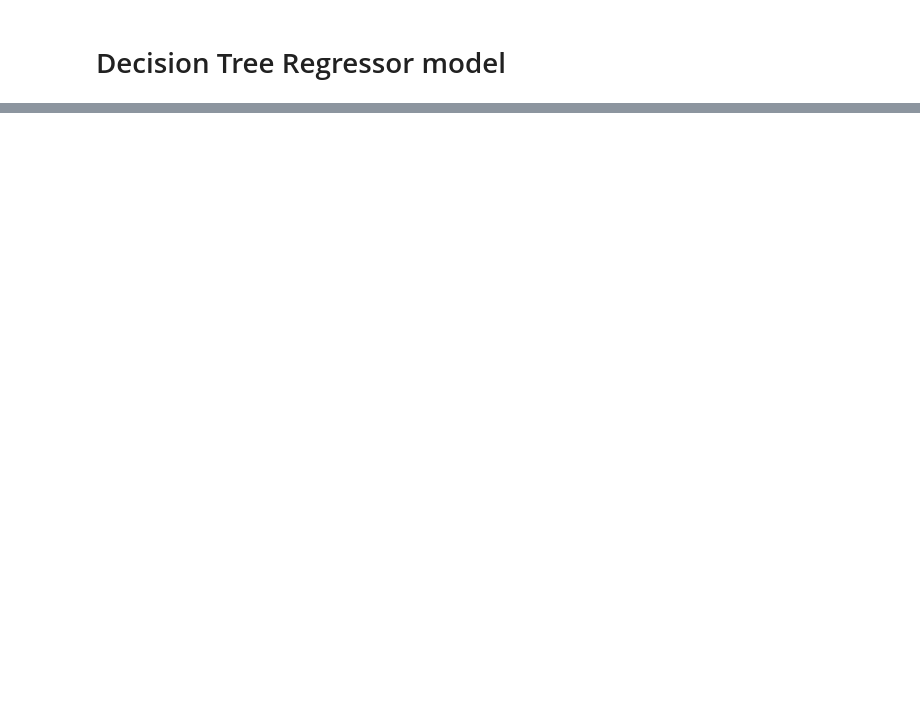
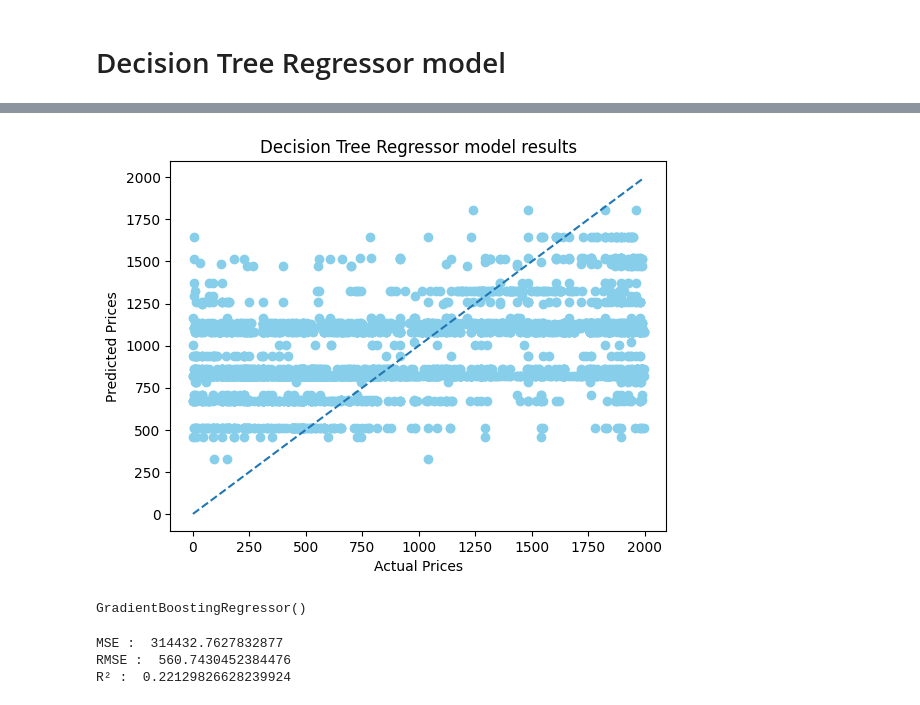
Before and after one commit to waloly29at-oss/Car-Price-Prediction, a Jupyter notebook: src/notebooks/EDA.ipynb, the cells around one changed output, grey strips where cells are left out. Cells and saved outputs as stored; diff of their text form; code cells hidden in the pictures; blank space fills up the shorter version.

```diff
--- a/src/notebooks/EDA.ipynb
+++ b/src/notebooks/EDA.ipynb
@@ -450,12 +507,32 @@ print(f"R² : ", r2)
 # %%
-plt.scatter(Y_test , Y_predict , color = 'skyblue')
+plt.scatter(Y_test , Y_pred , color = 'skyblue')
 
 plt.title('Decision Tree Regressor model results')
 plt.xlabel('Actual Prices')
 plt.ylabel('Predicted Prices')
 
-min_val = min(Y_test.min(), Y_predict.min())
-max_val = max(Y_test.max(), Y_predict.max())
+min_val = min(Y_test.min(), Y_pred.min())
+max_val = max(Y_test.max(), Y_pred.max())
 plt.plot([min_val , max_val] , [min_val , max_val] , label ='line' , linestyle='--')
 
 plt.show()
+# %% [output]
+[figure, added]
+# %%
+from sklearn.ensemble import GradientBoostingRegressor
+g_model = GradientBoostingRegressor()
+g_model.fit(X_train_scaled , Y_train)
+# %% [output]
+GradientBoostingRegressor()
+# %%
+Y_pred = g_model.predict(X_test_scaled)
+mse = mean_squared_error(Y_test , Y_pred)
+rmse = np.sqrt(mse)
+r2 = r2_score(Y_test , Y_pred)
+print(f"MSE : ", mse)
+print(f"RMSE : ", rmse)
+print(f"R² : ", r2)
+# %% [output]
+MSE :  314432.7627832877
+RMSE :  560.7430452384476
+R² :  0.22129826628239924
```
Also changed, not shown: parts of 15 cells of this notebook.
